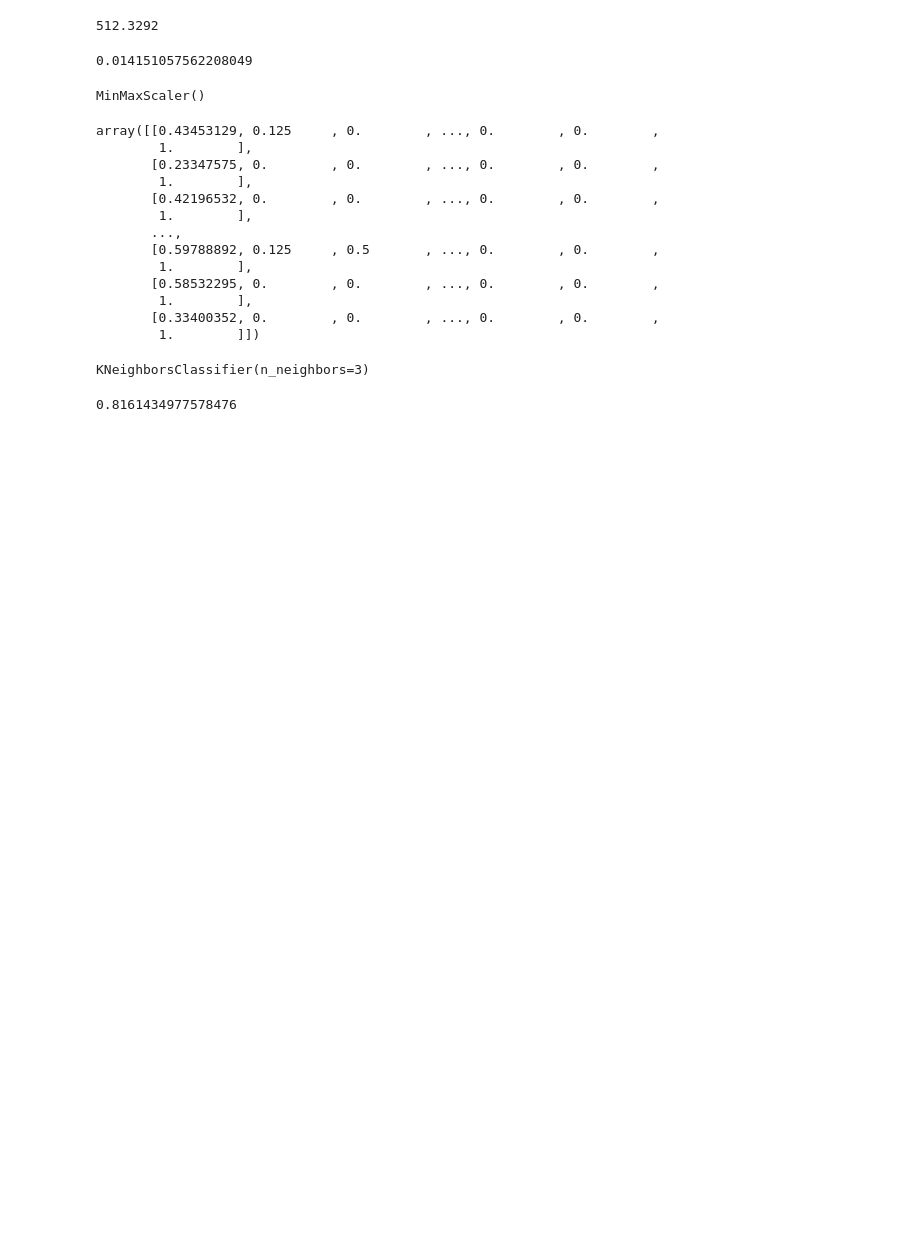
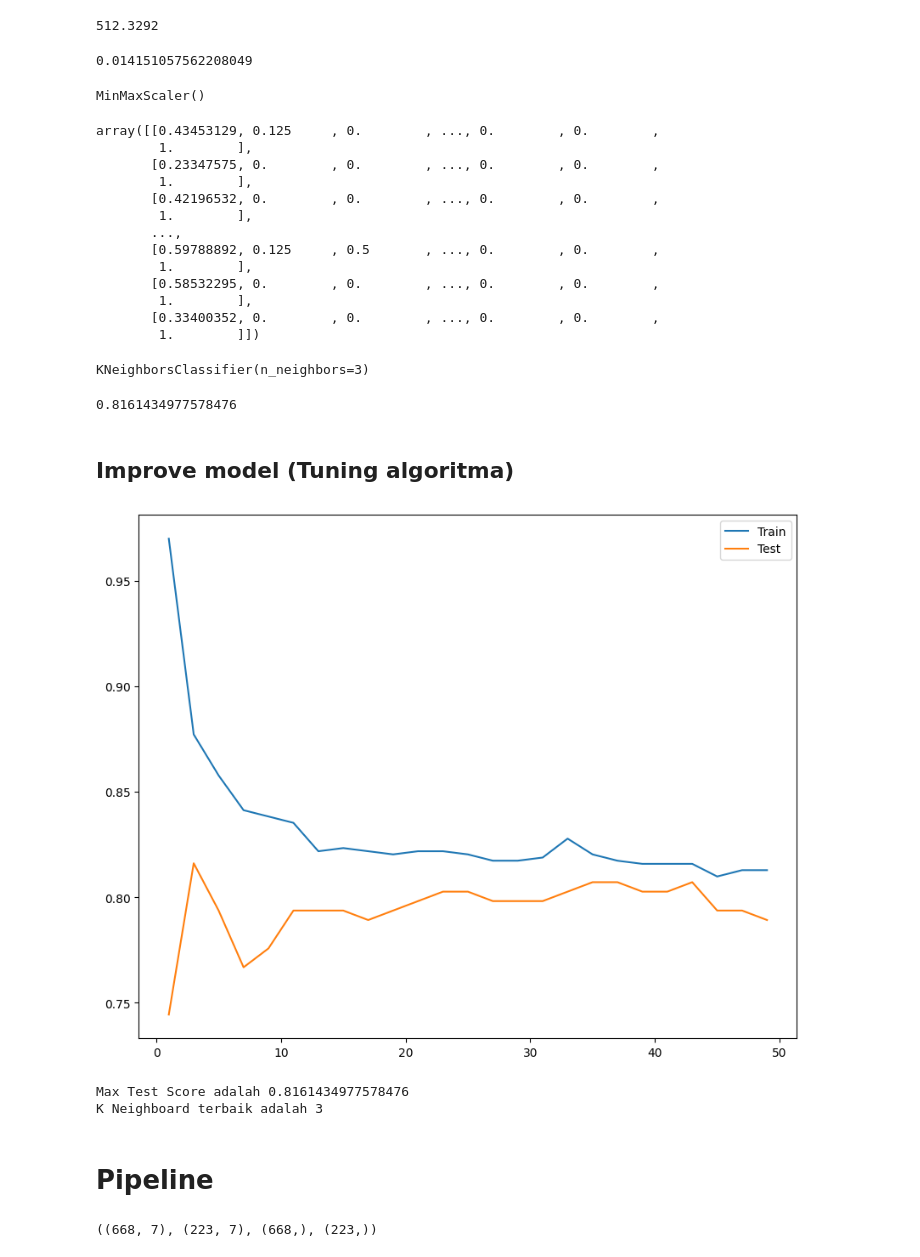
Before and after one commit to asepmuhidin/research, a Jupyter notebook: Copy_of_cla_KNN.ipynb, the cells around one changed output. Saved outputs shown, nothing was run; the diff lists cells and outputs as text; code cells hidden in the pictures; blank space fills up the shorter version.

```diff
--- a/Copy_of_cla_KNN.ipynb
+++ b/Copy_of_cla_KNN.ipynb
@@ -273,3 +273,29 @@ KNeighborsClassifier(n_neighbors=3)
 knn_split.score(X_test_sc,y_test)
 # %% [output]
 0.8161434977578476
+# %% [markdown]
+## Improve model (Tuning algoritma)
+# %%
+n_=range(1,51,2)
+train,test=[],[]
+for n in n_:
+  knn=KNeighborsClassifier(n_neighbors=n)
+  knn.fit(X_train_sc,y_train)
+  train.append(knn.score(X_train_sc,y_train))
+  test.append(knn.score(X_test_sc,y_test))
+# %%
+plt.figure(figsize=(10,8))
+plt.plot(n_,train, label='Train')
+plt.plot(n_,test, label='Test')
+plt.legend()
+plt.show()
+# %% [output]
+[figure, added]
+# %%
+print(f"Max Test Score adalah {np.max(test)}")
+print(f"K Neighboard terbaik adalah {n_[np.argmax(test)]}")
+# %% [output]
+Max Test Score adalah 0.8161434977578476
+K Neighboard terbaik adalah 3
+# %% [markdown]
+# Pipeline
@@ -275,0 +329,10 @@ knn_split.score(X_test_sc,y_test)
+# %%
+#Selected fitures and class
+X=df.drop(columns=['Survived'])
+y=df.Survived
+
+#Splitting
+X_train,X_test,y_train,y_test=train_test_split(X,y,test_size=0.25, random_state=42, stratify=y)
+X_train.shape,X_test.shape,y_train.shape,y_test.shape
+# %% [output]
+((668, 7), (223, 7), (668,), (223,))
```
Also changed, not shown: parts of 15 cells of this notebook.
